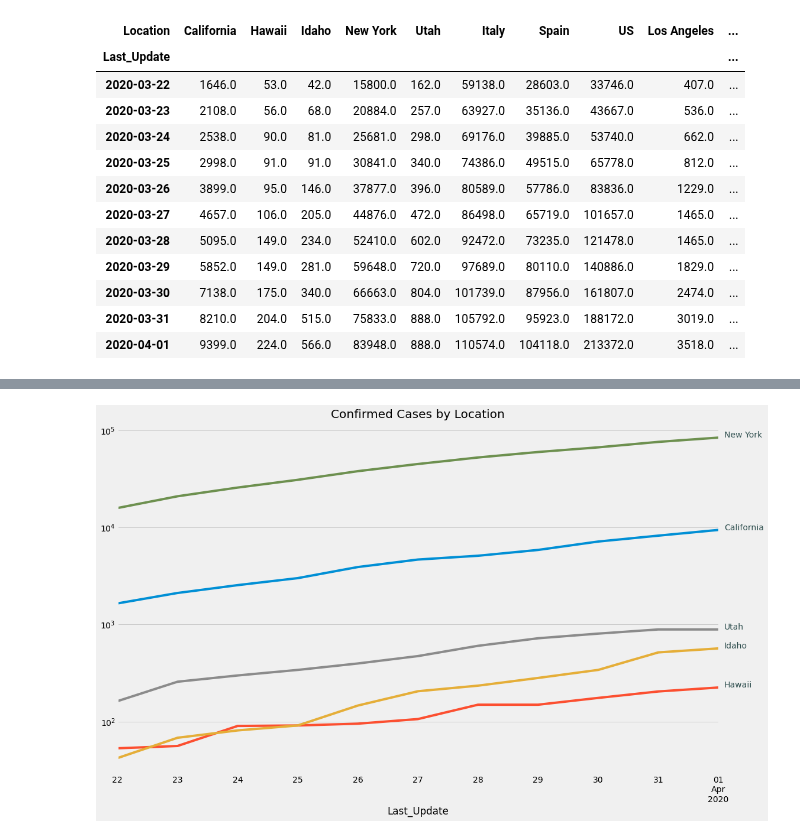
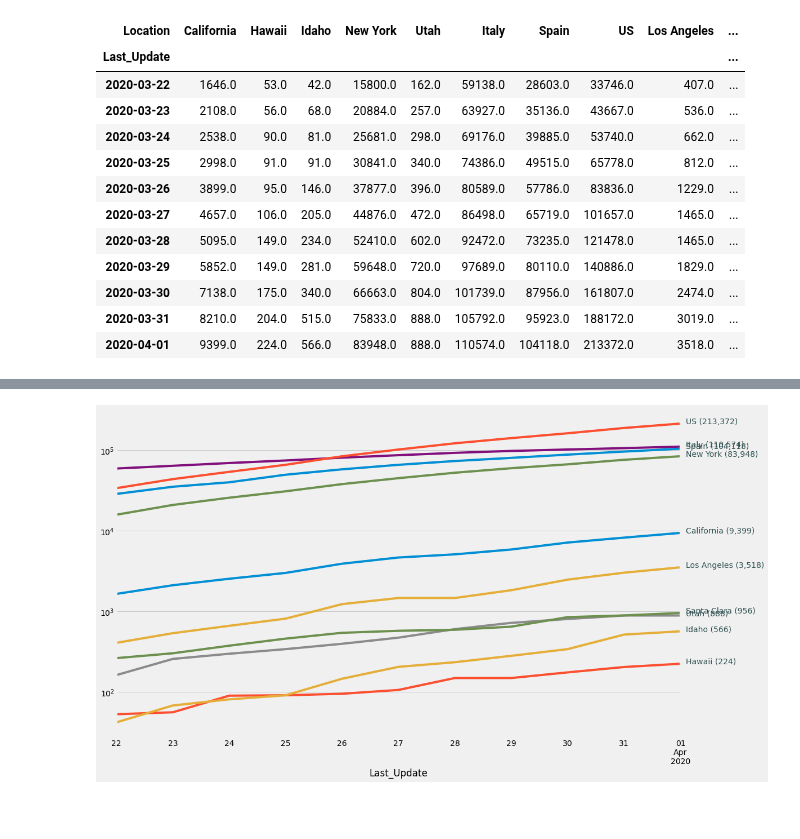
Before and after one commit to dyoung418/COVID-19, a Jupyter notebook: dailies_goodfile.ipynb, the cells around one changed output, grey strips where cells are left out. Saved outputs shown, nothing was run; the diff lists cells and outputs as text; code cells hidden in the pictures; blank space fills up the shorter version.

```diff
--- a/dailies_goodfile.ipynb
+++ b/dailies_goodfile.ipynb
@@ -502,10 +484,6 @@ test
-# %%
-graphdf = df.loc[:,idx[Any,'Confirmed',Any,['California', 'Utah', 'New York', 'Hawaii', 'Idaho'],Any]].groupby('Province_State', axis='columns').sum()
-ax = graphdf.plot(logy=True, legend=False)
-label_lines(graphdf, ax, tuple_selector=None)
-plt.title('Confirmed Cases by Location')
-plt.tight_layout()
-sns.despine()
-plt.show()
-# %% [output]
-[figure, removed]
+# %%
+graphdf = df_select['Confirmed']
+ax = graphdf.plot(logy=True, legend=False)
+label_lines(graphdf, ax, print_value=True)
+# %% [output]
+[figure, added]
```
Also changed, not shown: parts of 5 cells of this notebook, 1 other file.
